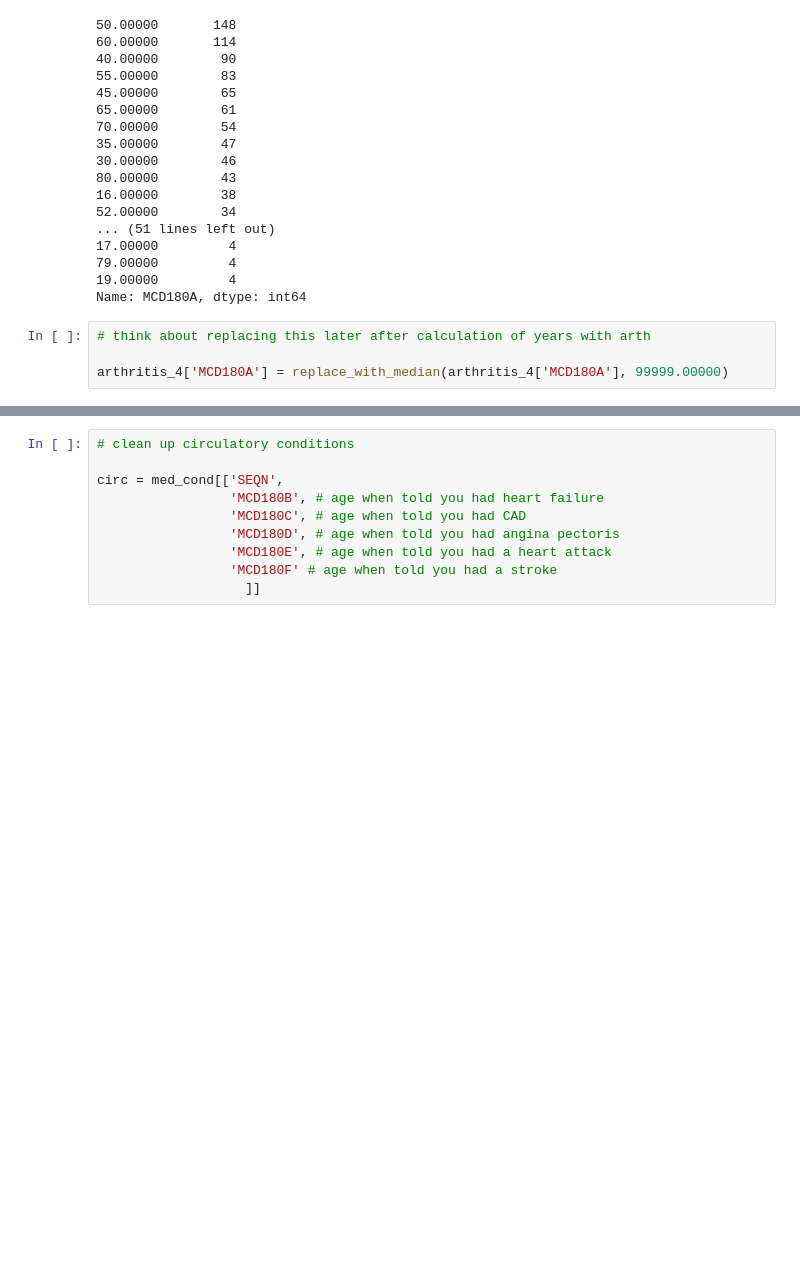
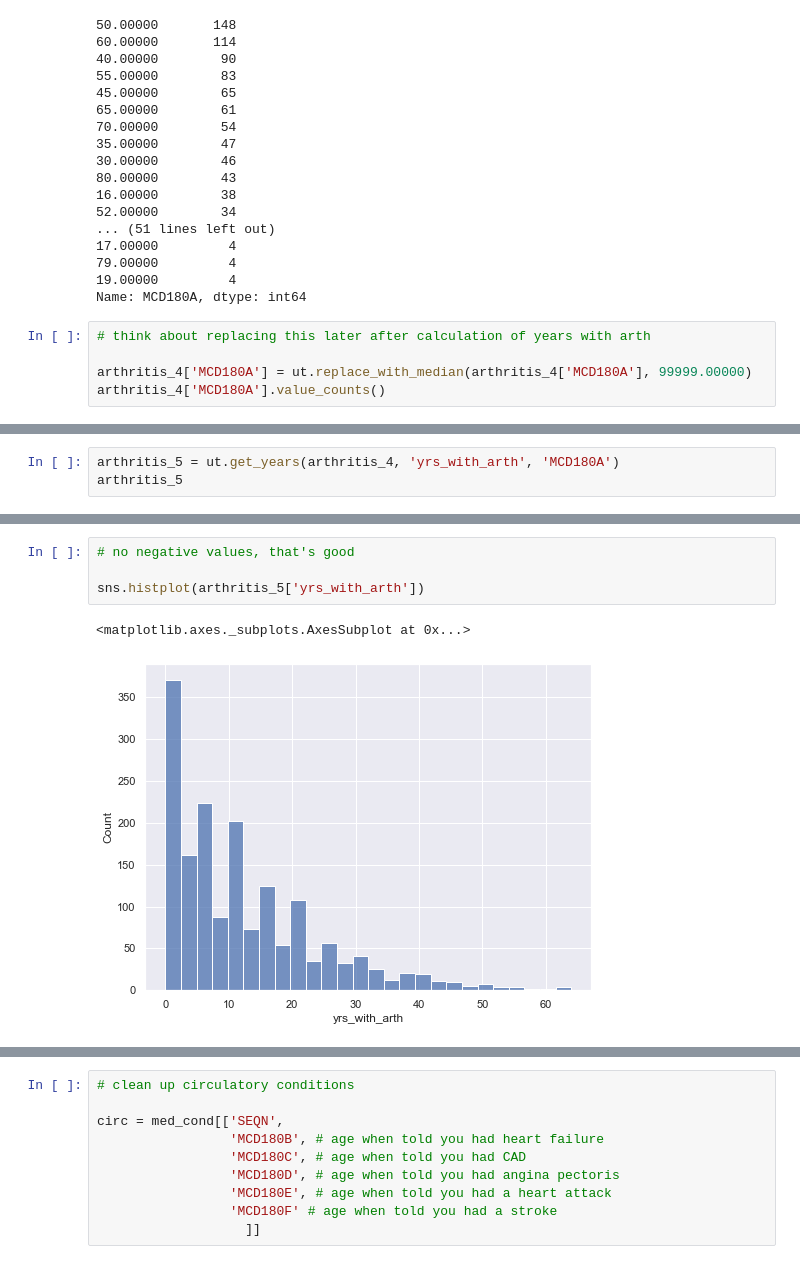
Before and after one commit to lilisbeit/Preventing-Hospitalizations, a Jupyter notebook: Untitled4.ipynb, the cells around one changed output, grey strips where cells are left out. Drawn from its saved outputs; the diff is of its cells as text; blank space fills up the shorter version.

```diff
--- a/Untitled4.ipynb
+++ b/Untitled4.ipynb
@@ -430,5 +431,6 @@ Name: MCD180A, dtype: int64
 # %%
 # think about replacing this later after calculation of years with arth
 
-arthritis_4['MCD180A'] = replace_with_median(arthritis_4['MCD180A'], 99999.00000)
+arthritis_4['MCD180A'] = ut.replace_with_median(arthritis_4['MCD180A'], 99999.00000)
+arthritis_4['MCD180A'].value_counts()
 # %% [output]
@@ -460,0 +454,3 @@ sns.histplot(arthritis_6['yrs_with_arth'])
+# %%
+arthritis_5 = ut.get_years(arthritis_4, 'yrs_with_arth', 'MCD180A')
+arthritis_5
@@ -461 +471,8 @@ sns.histplot(arthritis_6['yrs_with_arth'])
+# %%
+# no negative values, that's good
+
+sns.histplot(arthritis_5['yrs_with_arth'])
+# %% [output]
+<matplotlib.axes._subplots.AxesSubplot at 0x...>
+[figure, added]
 # %%
```
Also changed, not shown: parts of 23 cells of this notebook, 1 other file.
